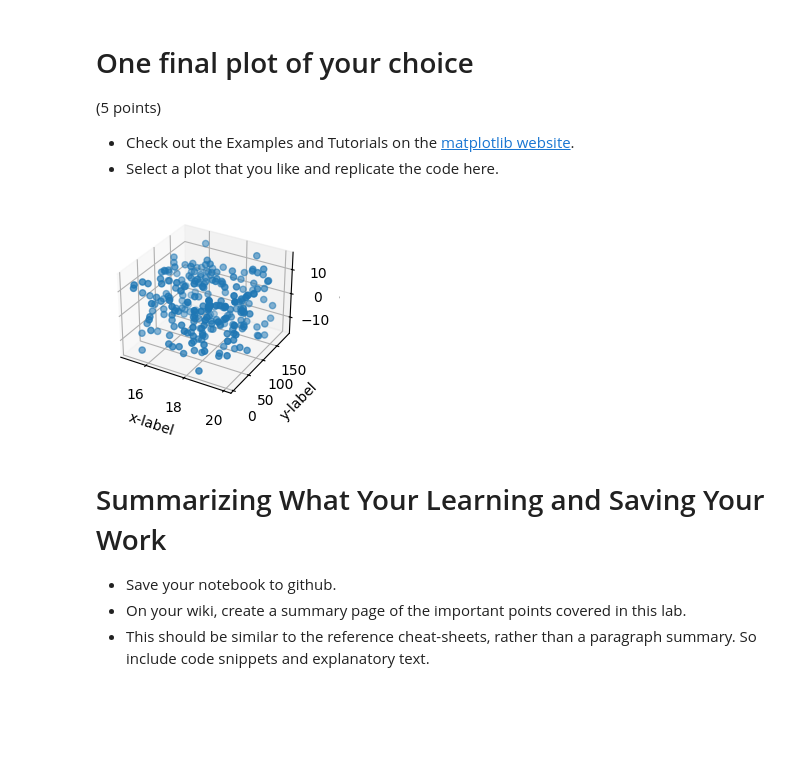
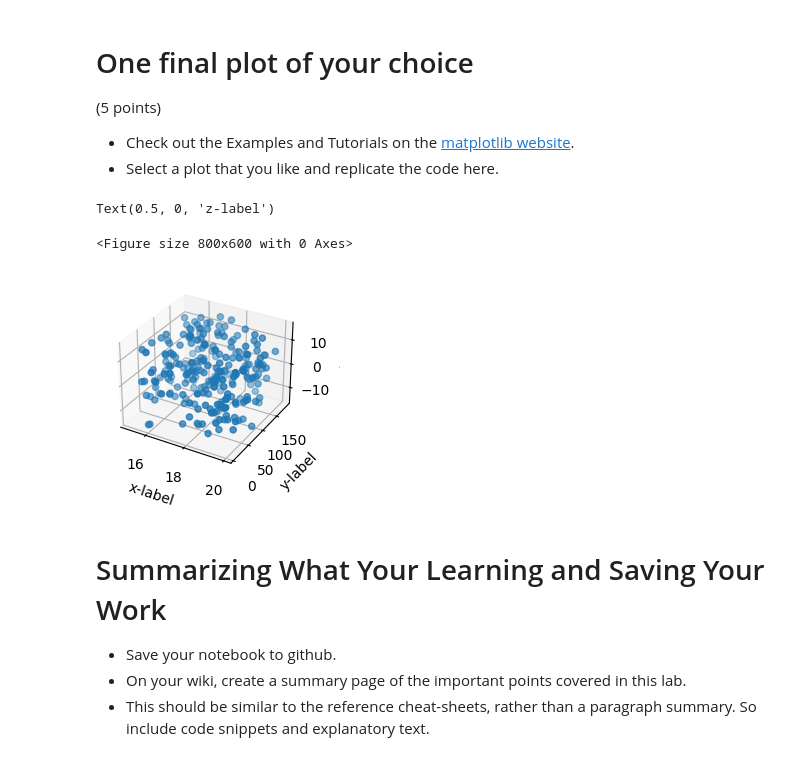
Before and after one commit to JoshuaK917/PYS250Spring2025, a Jupyter notebook: Joshua_Kennedy_Lab02_plotting_visualization.ipynb, the cells around one changed output. Cells and saved outputs as stored; diff of their text form; code cells hidden in the pictures; blank space fills up the shorter version.

```diff
--- a/Joshua_Kennedy_Lab02_plotting_visualization.ipynb
+++ b/Joshua_Kennedy_Lab02_plotting_visualization.ipynb
@@ -472,27 +481,28 @@ Text(0.5, 0.92, 'Charge Through a Magnetic Field 3D Plot')
 * Check out the Examples and Tutorials on the [matplotlib website](https://matplotlib.org/stable/index.html).
 * Select a plot that you like and replicate the code here.
 # %%
+plt.figure(figsize=(8,6))
 plt.style.use('_mpl-gallery')
 
 # Make data
 np.random.seed(23212312)
 n = 250
 
 rng = np.random.default_rng()
 x = rng.uniform(15, 20, n)
 y = rng.uniform(5, 185, n)
 z = rng.uniform(-15, 15, n)
 
 # Plot the data
 fig, ax = plt.subplots(subplot_kw={"projection": "3d"})
 ax.scatter(x, y, z)
 ax.set_xlabel('x-label')
 ax.set_ylabel('y-label')
 ax.set_zlabel('z-label')
-
-plt.show()
 # %% [output]
+Text(0.5, 0, 'z-label')
+<Figure size 800x600 with 0 Axes>
-[figure, old version]
+[figure, new version]
 # %% [markdown]
 # Summarizing What Your Learning and Saving Your Work
 
```
Also changed, not shown: parts of 4 cells of this notebook.
